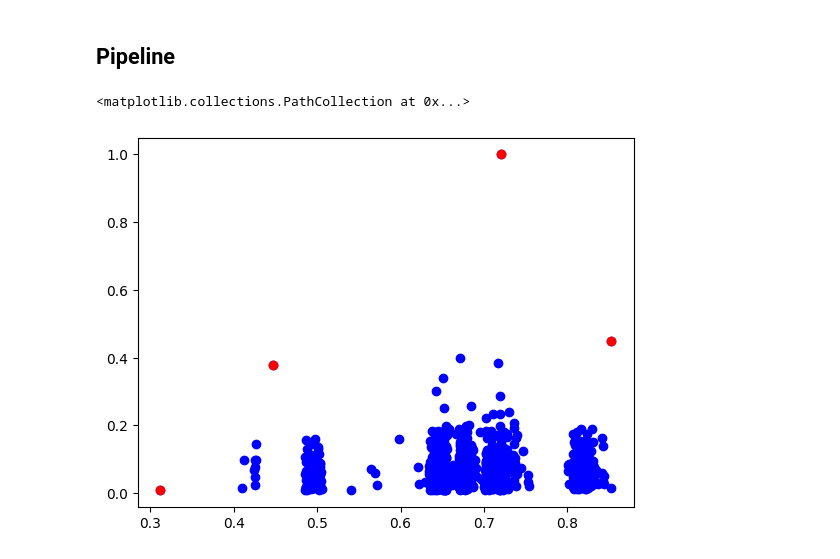
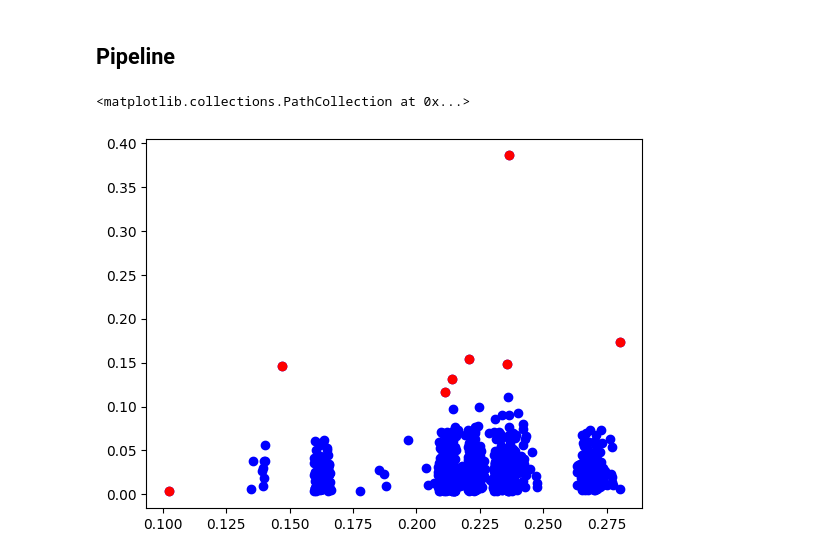
Before and after one commit to ModifiedBear/DSC-Datathon, a Jupyter notebook: together.ipynb, the cells around one changed output. Cells and saved outputs as stored; diff of their text form; code cells hidden in the pictures.

```diff
--- a/together.ipynb
+++ b/together.ipynb
@@ -109,3 +77,0 @@ distances, indices = nbrs.kneighbors(X)
-# %%
-promedios = distances.mean(axis = 1)
-plt.plot(promedios)
@@ -115,4 +77,0 @@ plt.plot(promedios)
-# %%
-plt.hist(promedios, bins=10)
-alpha, fit_loc, beta=stats.gamma.fit(promedios)
-desv_est = np.std(promedios)
@@ -121,4 +77,0 @@ desv_est = np.std(promedios)
-# %%
-outlier_index = np.where(promedios > 5 * desv_est)
-outlier_index = outlier_index[0].tolist()
-outlier_index
@@ -138,23 +78,26 @@ plt.scatter(outlier_memory, outlier_cpu, color = "r")
 # %% [markdown]
 ## Pipeline
 # %%
-def outliers_from_neighbors(data_1, data_2):
+def outliers_from_n_neighbors(data_1, data_2, timestamps, n, desviaciones):
     # Filtros de nans e infs
     filter = ~np.isnan(data_1) *  ~np.isinf(data_1)
     data_1 = data_1[filter]
     data_2 = data_2[filter]
+    timestamps = timestamps[filter]
 
     filter_2 = ~np.isnan(data_2) *  ~np.isinf(data_2)
 
     data_1 = data_1[filter_2]
     data_2 = data_2[filter_2]
+    timestamps = timestamps[filter_2]
+
 
     # Agrupar
-    X = np.vstack([memory, cpu]).T
+    X = np.vstack([data_1, data_2]).T
 
     # Nearest neighbors
-    nbrs = NearestNeighbors(n_neighbors=7).fit(X)
-    distances, indices = nbrs.kneighbors(X)
+    nbrs = NearestNeighbors(n_neighbors=n).fit(X)
+    distances, _ = nbrs.kneighbors(X)
 
     # Promedio de distancias
     promedios = distances.mean(axis = 1)
@@ -163,18 +106,21 @@ def outliers_from_neighbors(data_1, data_2):
     desv_est = np.std(promedios)
 
     # Outliers
-    outlier_index = np.where(promedios > 5 * desv_est)
+    outlier_index = np.where(promedios > desviaciones * desv_est)
     outlier_index = outlier_index[0].tolist()
 
     outlier_data_1 = data_1.iloc[outlier_index]
     outlier_data_2 = data_2.iloc[outlier_index]
+    outlier_times = timestamps[outlier_index]
 
     # Return datas
-    return outlier_data_1, outlier_data_2
+    return outlier_data_1, outlier_data_2, outlier_times
 # %%
-outlier_memory, outlier_cpu = outliers_from_neighbors(memory, cpu)
+memory = qaserver['actual_used_pct']
+cpu = qaserver['user_pct'] + qaserver['system_pct']
+outlier_memory, outlier_cpu, out_times = outliers_from_n_neighbors(memory, cpu, times, 7, 3)
 plt.scatter(memory, cpu, color="b")
 plt.scatter(outlier_memory, outlier_cpu, color = "r")
 # %% [output]
 <matplotlib.collections.PathCollection at 0x...>
-[figure, old version]
+[figure, new version]
```
Also changed, not shown: parts of 11 cells of this notebook.
